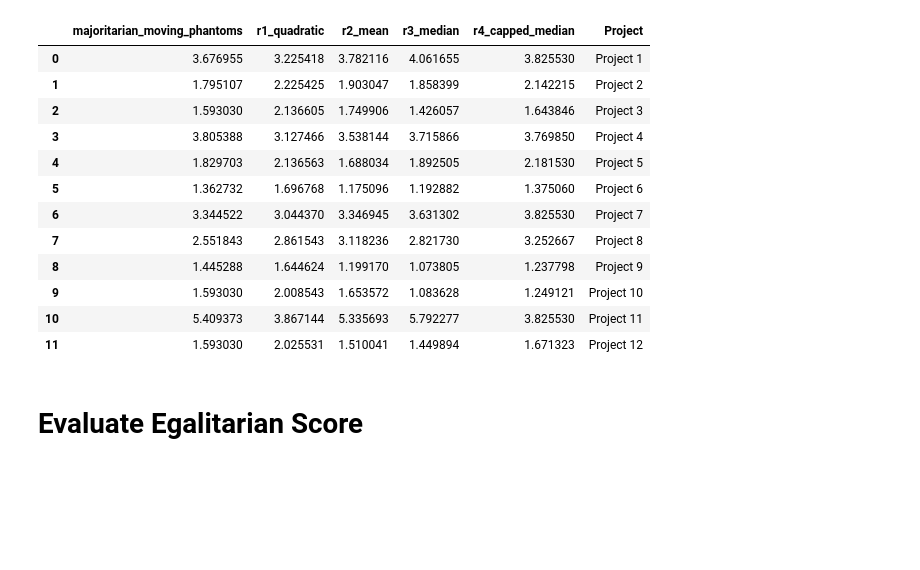
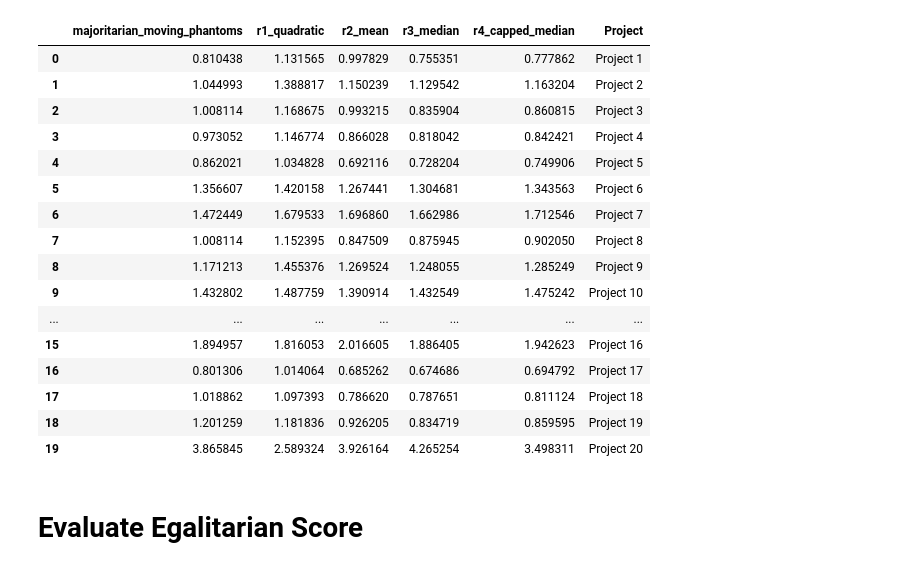
Before and after one commit to GovXS/Evaluating-Voting-Design-Tradeoffs-for-Retro-Funding, a Jupyter notebook: simulations/evaluations.ipynb, the cells around one changed output. Drawn from its saved outputs; the diff is of its cells as text; code cells hidden in the pictures; blank space fills up the shorter version.

```diff
--- a/simulations/evaluations.ipynb
+++ b/simulations/evaluations.ipynb
@@ -1,48 +1,52 @@
 # %%
 # Import libraries
 import numpy as np
 import pandas as pd
 import os
 import sys
 sys.path.append(os.path.abspath('/Users/idrees/Code/govxs/'))
 from model.VotingModel import VotingModel
 from model.EvalMetrics import EvalMetrics
 
 # Add the directory containing the VotingModel to the Python path
 
 from model.VotingRules import VotingRules
 
 # Initialize simulation parameters
-num_voters = 144
-num_projects = 600
-total_op_tokens = 30e6
-num_rounds = 100
+num_voters = 14
+num_projects = 60
+total_op_tokens = 300
+num_rounds = 10
 voter_type = 'mallows_model'
 quorum=17
 # Initialize the model
 model = VotingModel(voter_type=voter_type, num_voters=num_voters, num_projects=num_projects, total_op_tokens=total_op_tokens)
 
 # Initialize the evaluation metrics
 model.step()
 eval_metrics = EvalMetrics(model)
 output_dir = '/Users/idrees/Code/govxs/data/simulation_data'
 allocation_df=model.compile_fund_allocations()
 allocation_df.to_csv(os.path.join(output_dir, 'allocation_df.csv'), index=False)
 allocation_df
 # %% [output]
 |  | majoritarian_moving_phantoms | r1_quadratic | r2_mean | r3_median | r4_capped_median | Project |
-| 0 | 3.676955 | 3.225418 | 3.782116 | 4.061655 | 3.825530 | Project 1 |
-| 1 | 1.795107 | 2.225425 | 1.903047 | 1.858399 | 2.142215 | Project 2 |
-| 2 | 1.593030 | 2.136605 | 1.749906 | 1.426057 | 1.643846 | Project 3 |
-| 3 | 3.805388 | 3.127466 | 3.538144 | 3.715866 | 3.769850 | Project 4 |
-| 4 | 1.829703 | 2.136563 | 1.688034 | 1.892505 | 2.181530 | Project 5 |
-| 5 | 1.362732 | 1.696768 | 1.175096 | 1.192882 | 1.375060 | Project 6 |
-| 6 | 3.344522 | 3.044370 | 3.346945 | 3.631302 | 3.825530 | Project 7 |
-| 7 | 2.551843 | 2.861543 | 3.118236 | 2.821730 | 3.252667 | Project 8 |
-| 8 | 1.445288 | 1.644624 | 1.199170 | 1.073805 | 1.237798 | Project 9 |
-| 9 | 1.593030 | 2.008543 | 1.653572 | 1.083628 | 1.249121 | Project 10 |
-| 10 | 5.409373 | 3.867144 | 5.335693 | 5.792277 | 3.825530 | Project 11 |
-| 11 | 1.593030 | 2.025531 | 1.510041 | 1.449894 | 1.671323 | Project 12 |
+| 0 | 0.810438 | 1.131565 | 0.997829 | 0.755351 | 0.777862 | Project 1 |
+| 1 | 1.044993 | 1.388817 | 1.150239 | 1.129542 | 1.163204 | Project 2 |
+| 2 | 1.008114 | 1.168675 | 0.993215 | 0.835904 | 0.860815 | Project 3 |
+| 3 | 0.973052 | 1.146774 | 0.866028 | 0.818042 | 0.842421 | Project 4 |
+| 4 | 0.862021 | 1.034828 | 0.692116 | 0.728204 | 0.749906 | Project 5 |
+| 5 | 1.356607 | 1.420158 | 1.267441 | 1.304681 | 1.343563 | Project 6 |
+| 6 | 1.472449 | 1.679533 | 1.696860 | 1.662986 | 1.712546 | Project 7 |
+| 7 | 1.008114 | 1.152395 | 0.847509 | 0.875945 | 0.902050 | Project 8 |
+| 8 | 1.171213 | 1.455376 | 1.269524 | 1.248055 | 1.285249 | Project 9 |
+| 9 | 1.432802 | 1.487759 | 1.390914 | 1.432549 | 1.475242 | Project 10 |
+| ... | ... | ... | ... | ... | ... | ... |
+| 15 | 1.894957 | 1.816053 | 2.016605 | 1.886405 | 1.942623 | Project 16 |
+| 16 | 0.801306 | 1.014064 | 0.685262 | 0.674686 | 0.694792 | Project 17 |
+| 17 | 1.018862 | 1.097393 | 0.786620 | 0.787651 | 0.811124 | Project 18 |
+| 18 | 1.201259 | 1.181836 | 0.926205 | 0.834719 | 0.859595 | Project 19 |
+| 19 | 3.865845 | 2.589324 | 3.926164 | 4.265254 | 3.498311 | Project 20 |
 # %% [markdown]
 # Evaluate Egalitarian Score
 # %%
```
Also changed, not shown: parts of 1 cell of this notebook, 8 other files.
